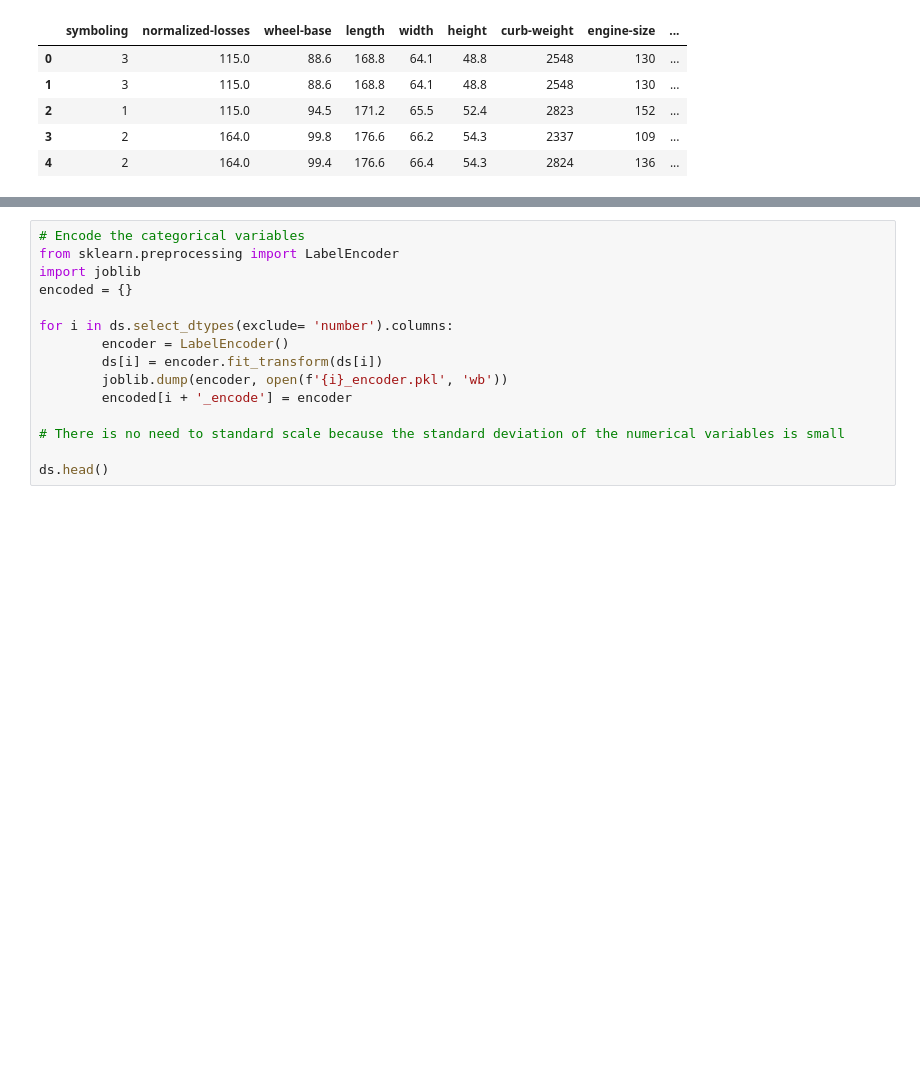
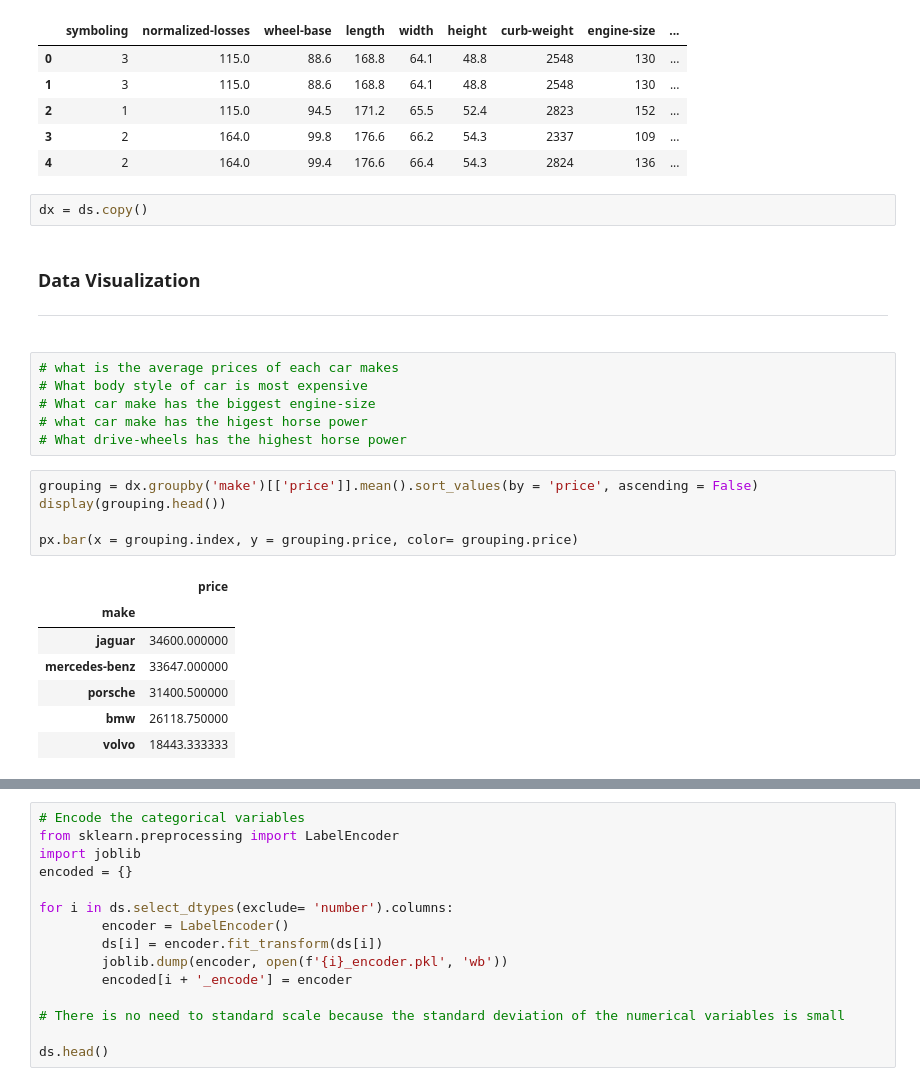
Before and after one commit to zatakerele/CapstoneCarPrice, a Jupyter notebook: automobileproject.ipynb, the cells around one changed output, grey strips where cells are left out. Cells and saved outputs as stored; diff of their text form; blank space fills up the shorter version.

```diff
--- a/automobileproject.ipynb
+++ b/automobileproject.ipynb
@@ -142,3 +142,26 @@ Numerical Dataset
 | 2 | 1 | 115.0 | 94.5 | 171.2 | 65.5 | 52.4 | 2823 | 152 | ... |
 | 3 | 2 | 164.0 | 99.8 | 176.6 | 66.2 | 54.3 | 2337 | 109 | ... |
 | 4 | 2 | 164.0 | 99.4 | 176.6 | 66.4 | 54.3 | 2824 | 136 | ... |
+# %%
+dx = ds.copy()
+# %% [markdown]
+<h3><b>Data Visualization<hr>
+# %%
+# what is the average prices of each car makes
+# What body style of car is most expensive
+# What car make has the biggest engine-size
+# what car make has the higest horse power
+# What drive-wheels has the highest horse power
+# %%
+grouping = dx.groupby('make')[['price']].mean().sort_values(by = 'price', ascending = False)
+display(grouping.head())
+
+px.bar(x = grouping.index, y = grouping.price, color= grouping.price)
+# %% [output]
+|  | price |
+| make |  |
+| jaguar | 34600.000000 |
+| mercedes-benz | 33647.000000 |
+| porsche | 31400.500000 |
+| bmw | 26118.750000 |
+| volvo | 18443.333333 |
```
Also changed, not shown: parts of 5 cells of this notebook.
